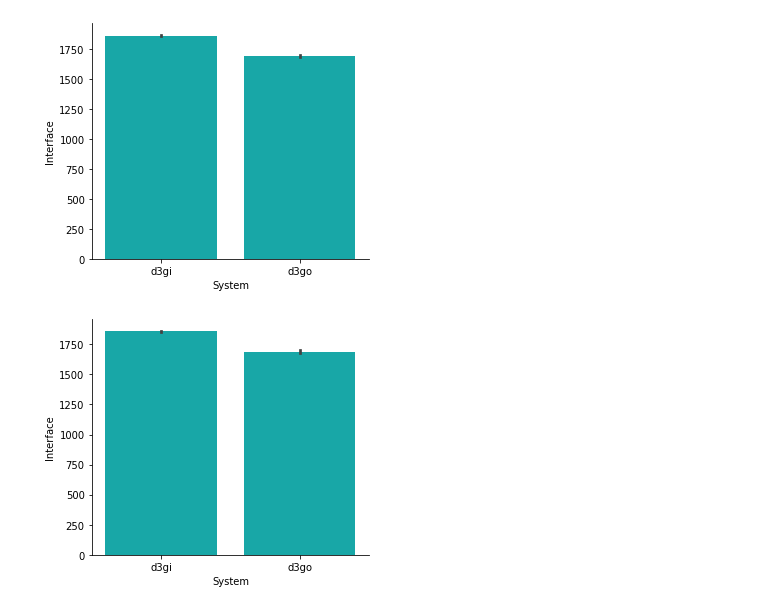
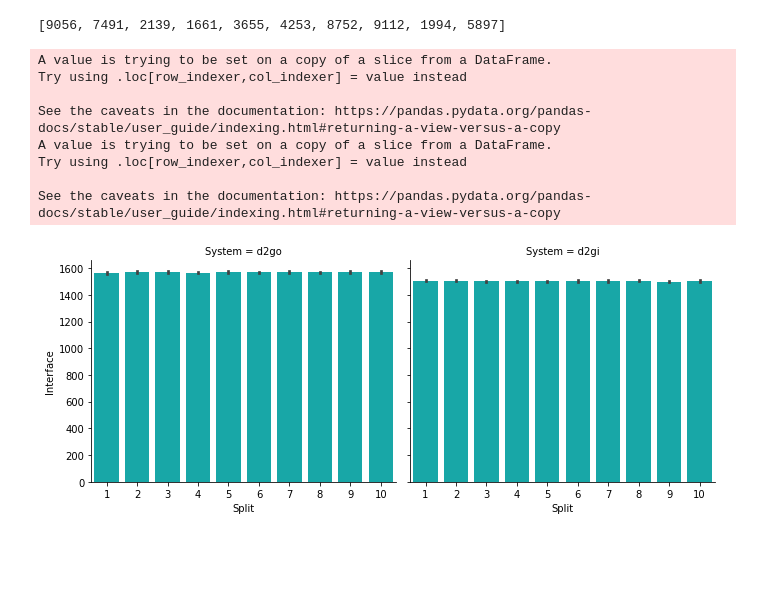
Before and after one commit to brucekhlee/ace, a Jupyter notebook: tutorial/dx_g_cpx/plot_interface3.ipynb, the cells around one changed output. Cells and saved outputs as stored; diff of their text form; code cells hidden in the pictures; blank space fills up the shorter version.

Commit message:
updated bootstrapping plots

```diff
--- a/tutorial/dx_g_cpx/plot_interface3.ipynb
+++ b/tutorial/dx_g_cpx/plot_interface3.ipynb
@@ -32,53 +32,63 @@ import matplotlib.pyplot as plt
 # pd: d3gi/d3go (opls4)
 # %%
 def read_data(receptor, ligand, time_limit=0, Verbose=False):
-    data = {"Interface":[], "System":[], "Simulation":[], "Time":[]}
+    data = {"Interface":[], "System":[], "Simulation":[], "Time":[], "Frame":[]}
     _filein = glob.glob("/home/khlee/work/desmond/output/"+receptor+"/"+ligand+"/*/")
     _filein = natsorted(_filein, key=lambda y: y.lower())
     if Verbose:
         print(_filein)
     for i in range(len(_filein)):
         t=np.loadtxt(_filein[i]+'/ene/time.dat')
+        frame=list(range(1,len(t)+1))
         obs=pickle.load(open(_filein[i]+'/output/gpcr_interface.p',"rb"))
         try:
             assert (len(t)==len(obs))
+            temp = pd.DataFrame({"obs":obs, "t":t, "frame":frame})
 
-            temp = pd.DataFrame({"obs":obs, "t":t})
             sel = list(temp[temp["t"]>=time_limit]["obs"])
             sel_t = list(temp[temp["t"]>=time_limit]["t"])
+            sel_frame = list(temp[temp["t"]>=time_limit]["frame"])
 
             data["Interface"] += sel
             data["System"]+=[receptor for a in range(len(sel))]
             data["Simulation"]+=[_filein[i].split("/")[-2].split("_")[-1] for a in range(len(sel))]
             data["Time"]+=sel_t
+            data["Frame"]+=sel_frame
         except:
             continue
 
     return pd.DataFrame(data)
 
+
 def read_data2(receptor, ligand, time_limit=0, Verbose=False):
-    data = {"Interface":[], "System":[], "Simulation":[]}
+    data = {"Interface":[], "System":[], "Simulation":[], "Time":[], "Frame":[]}
     _filein = glob.glob("/home/khlee/work/desmond/output/"+receptor+"/"+ligand+"/*.f*/")
     _filein = natsorted(_filein, key=lambda y: y.lower())
     if Verbose:
         print(_filein)
     for i in range(len(_filein)):
         t=np.loadtxt(_filein[i]+'/ene/time.dat')
+        frame=list(range(1,len(t)+1))
         obs=pickle.load(open(_filein[i]+'/output/gpcr_interface.p',"rb"))
         try:
             assert (len(t)==len(obs))
+            temp = pd.DataFrame({"obs":obs, "t":t, "frame":frame})
 
-            temp = pd.DataFrame({"obs":obs, "t":t})
             sel = list(temp[temp["t"]>=time_limit]["obs"])
+            sel_t = list(temp[temp["t"]>=time_limit]["t"])
+            sel_frame = list(temp[temp["t"]>=time_limit]["frame"])
 
             data["Interface"] += sel
             data["System"]+=[receptor for a in range(len(sel))]
             data["Simulation"]+=[_filein[i].split("/")[-2].split("_")[-1] for a in range(len(sel))]
+            data["Time"]+=sel_t
+            data["Frame"]+=sel_frame
         except:
             continue
+
     return pd.DataFrame(data)
 
-def gen_random_picks(control_seed=2020, num_splits=50, max_value=1000, Verbose = False):
+def gen_random_picks(control_seed=2020, num_splits=50, max_value=10000, Verbose = False):
     random_splits = []
     np.random.seed(control_seed)
 
@@ -96,13 +106,18 @@ def gen_random_picks(control_seed=2020, num_splits=50, max_value=1000, Verbose =
             print(random_split)
     return random_splits
 
-def bootstrap(df1, df2, n=1000, seed=2020):
-    r = gen_random_picks(seed, num_splits=n, max_value=len(df1))
-    r2 = gen_random_picks(seed, num_splits=n, max_value=len(df2))
-    sel1 = df1.iloc[r]
-    sel2 = df2.iloc[r2]
-    sel = pd.concat([sel1,sel2])
-    plt = sns.catplot(x="System", y="Interface",
-                color='c',
+def bootstrap(df1, df2, splits=1, n=1000, seed=2020):
+    sel = pd.DataFrame()
+    _splits = gen_random_picks(seed, num_splits=splits)
+    for i in range(splits):
+        r = gen_random_picks(_splits[i], num_splits=n, max_value=len(df1))
+        r2 = gen_random_picks(_splits[i], num_splits=n, max_value=len(df2))
+        sel1 = df1.iloc[r]
+        sel1["Split"] = [i+1 for j in range(len(sel1))]
+        sel2 = df2.iloc[r2]
+        sel2["Split"] = [i+1 for j in range(len(sel2))]
+        sel = pd.concat([sel,sel1,sel2])
+    plt = sns.catplot(x="Split", y="Interface",
+                col="System", color='c',
                 data=sel, kind="bar",
                 height=4, aspect=1.2)
@@ -268,8 +124,13 @@ bootstrap(d2gi_bro,d2go_bro)
-# %%
-bootstrap(d3gi_pd, d3go_pd)
-# %% [output]
-[figure, removed]
-# %%
-bootstrap(d3gi_prm, d3go_prm)
-# %% [output]
-[figure, removed]
+# %%
+bootstrap(read_data("d2go", "bro"), read_data("d2gi", "bro"), 10)
+# %% [output]
+[9056, 7491, 2139, 1661, 3655, 4253, 8752, 9112, 1994, 5897]
+A value is trying to be set on a copy of a slice from a DataFrame.
+Try using .loc[row_indexer,col_indexer] = value instead
+
+See the caveats in the documentation: https://pandas.pydata.org/pandas-docs/stable/user_guide/indexing.html#returning-a-view-versus-a-copy
+A value is trying to be set on a copy of a slice from a DataFrame.
+Try using .loc[row_indexer,col_indexer] = value instead
+
+See the caveats in the documentation: https://pandas.pydata.org/pandas-docs/stable/user_guide/indexing.html#returning-a-view-versus-a-copy
+[figure, added]
```
Also changed, not shown: parts of 16 cells of this notebook.
